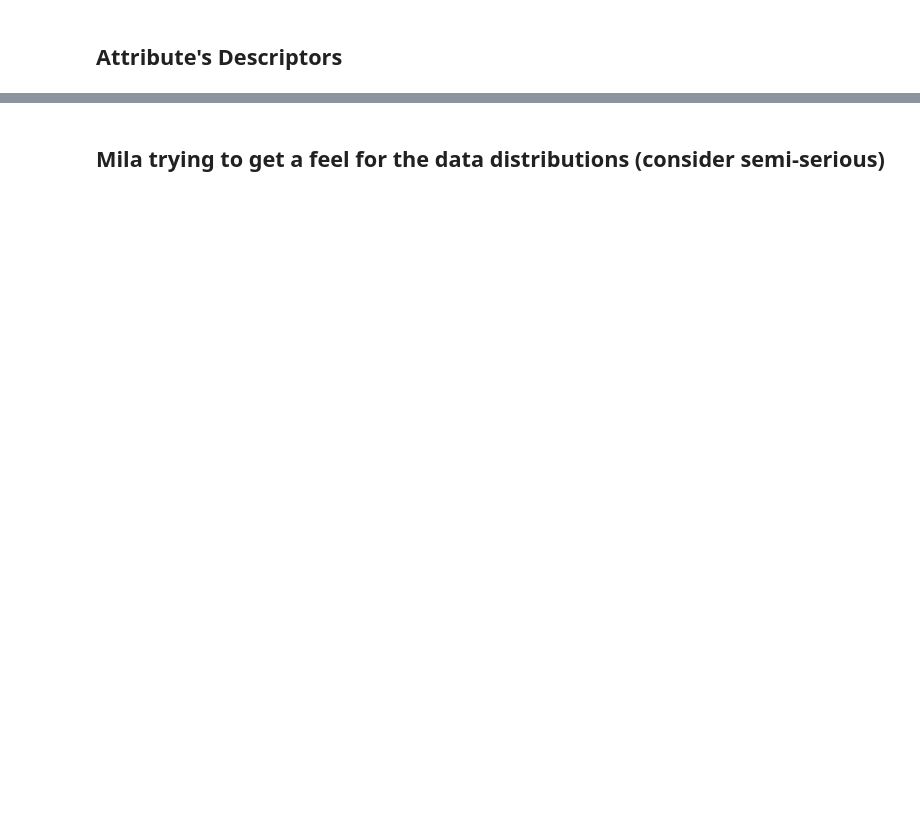
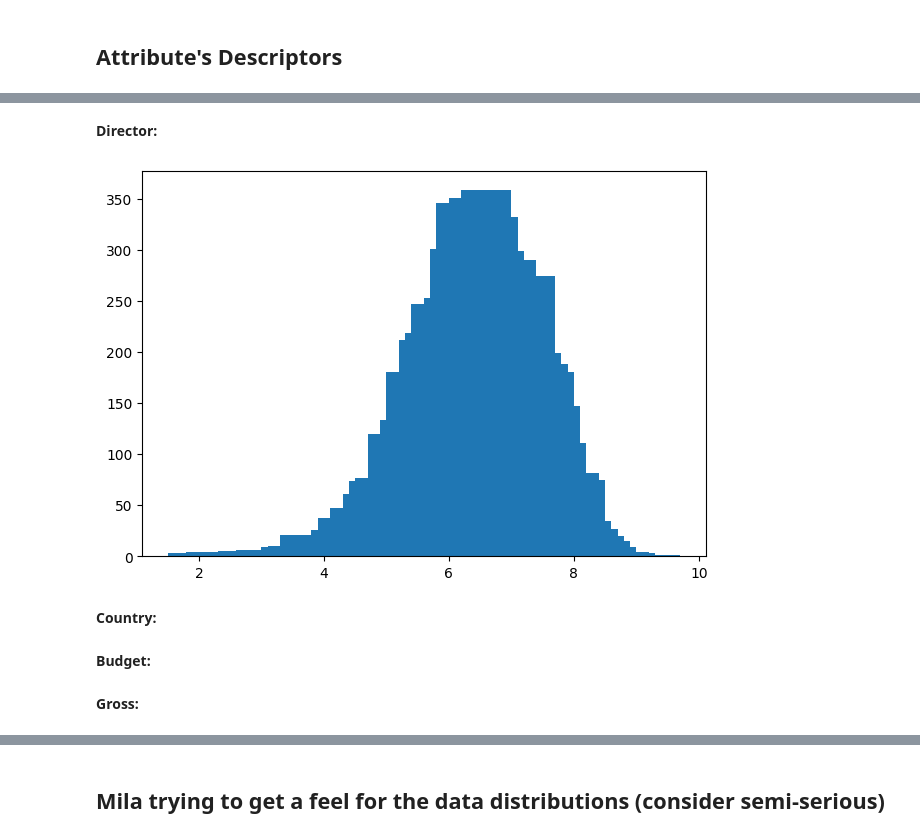
Before and after one commit to dchicasduena/COMP3400_Project, a Jupyter notebook: Project.ipynb, the cells around one changed output, grey strips where cells are left out. Drawn from its saved outputs; the diff is of its cells as text; code cells hidden in the pictures; blank space fills up the shorter version.

```diff
--- a/Project.ipynb
+++ b/Project.ipynb
@@ -149,0 +167,17 @@ mpl_table.set_fontsize(font_size)
+# %% [markdown]
+**Director:**
+# %%
+ScoreDF = pd.DataFrame()
+ScoreDF['Count'] = movies['score'].value_counts().sort_values(ascending=False)
+ScoreDF['Score'] = movies['score'].value_counts().index.tolist()
+
+fig = plt.figure(figsize=(16,5))
+
+ax1 = fig.add_subplot(121)
+plot = ax1.bar(ScoreDF['Score'],ScoreDF['Count'], 0.8)
+
+plt.show()
+# %% [output]
+[figure, added]
+# %% [markdown]
+**Country:**
@@ -149,0 +187,2 @@ mpl_table.set_fontsize(font_size)
+# %% [markdown]
+**Budget:**
@@ -149,0 +191,2 @@ mpl_table.set_fontsize(font_size)
+# %% [markdown]
+**Gross:**
```
Also changed, not shown: parts of 35 cells of this notebook.
